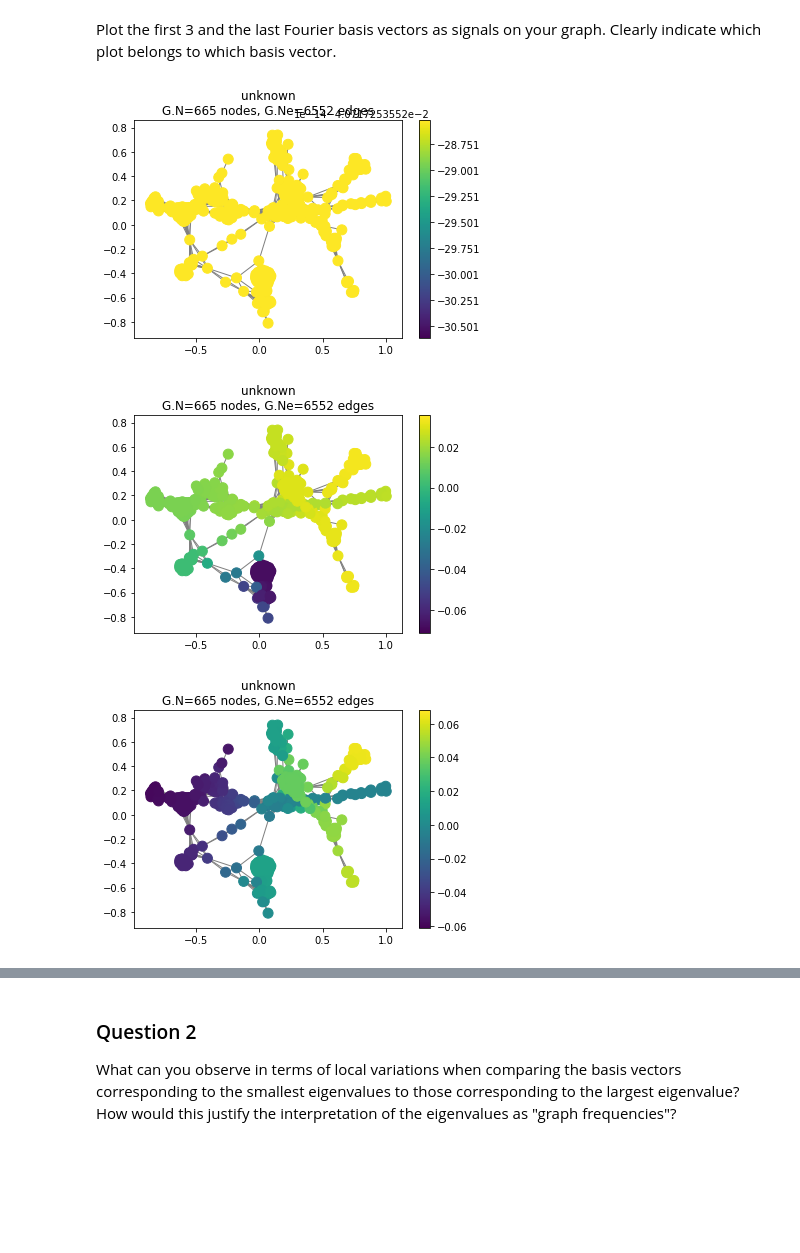
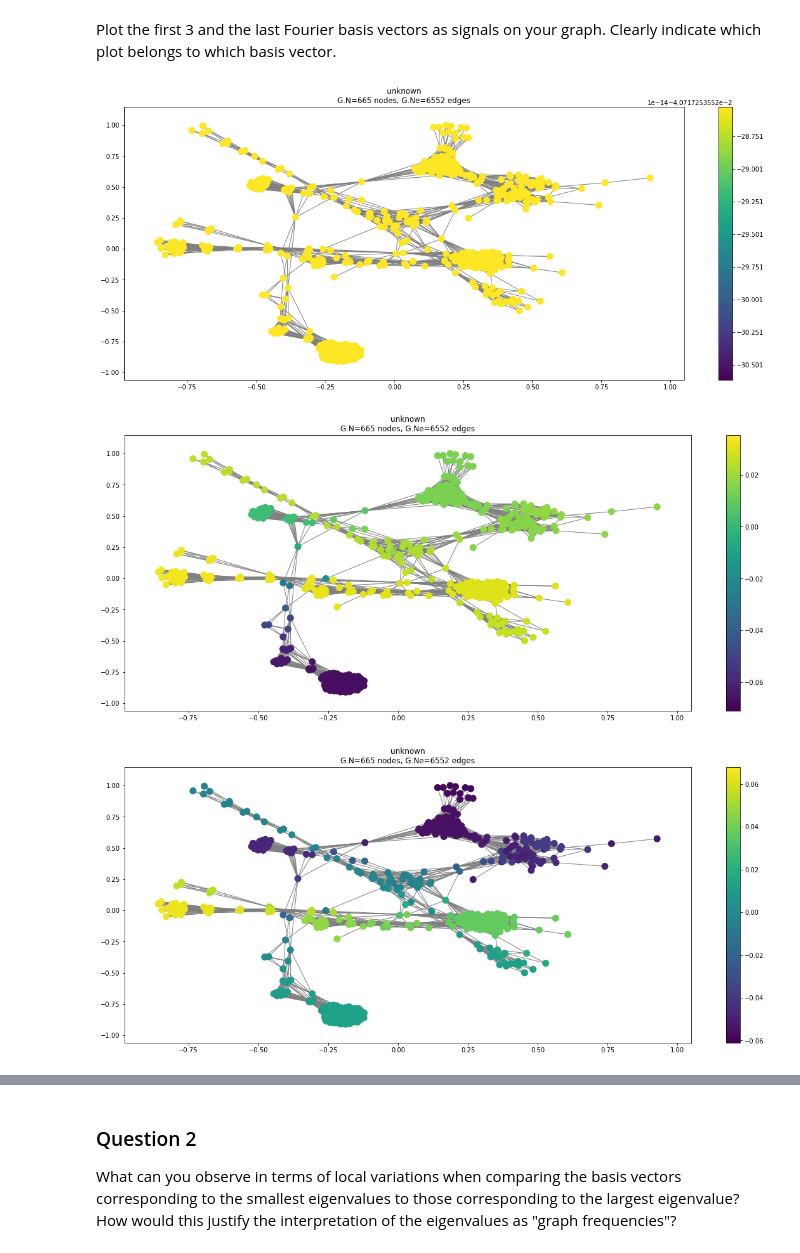
Before and after one commit to Kakavand/EPFL-antiterrorAssignment, a Jupyter notebook: Nati/Ml4/4_graph_signal_processing.ipynb, the cells around one changed output, grey strips where cells are left out. Drawn from its saved outputs; the diff is of its cells as text; code cells hidden in the pictures; blank space fills up the shorter version.

```diff
--- a/Nati/Ml4/4_graph_signal_processing.ipynb
+++ b/Nati/Ml4/4_graph_signal_processing.ipynb
@@ -157,16 +158,21 @@ Plot the first 3 and the last Fourier basis vectors as signals on your graph. Cl
 # %%
 graph = pg.graphs.Graph(A)
 graph.set_coordinates('spring')  # Force-directed layout.
 #graph.set_coordinates(U[:,1:2])
 # first eigenvector
 graph.plot_signal(U[:,0])
+fig = plt.gcf()
+fig.set_size_inches((20,8))
 # second eigenvector
 graph.plot_signal(U[:,1])
+fig = plt.gcf()
+fig.set_size_inches((20,8))
 # third eigenvector
 graph.plot_signal(U[:,2])
+fig = plt.gcf()
+fig.set_size_inches((20,8))
 # last eigenvector
-graph.plot_signal(U[:,-1])
 # %% [output]
-[figure, old version]
+[figure, new version]
-[figure, old version]
+[figure, new version]
-[figure, old version]
+[figure, new version]
```
Also changed, not shown: parts of 10 cells of this notebook, 2 other files.
